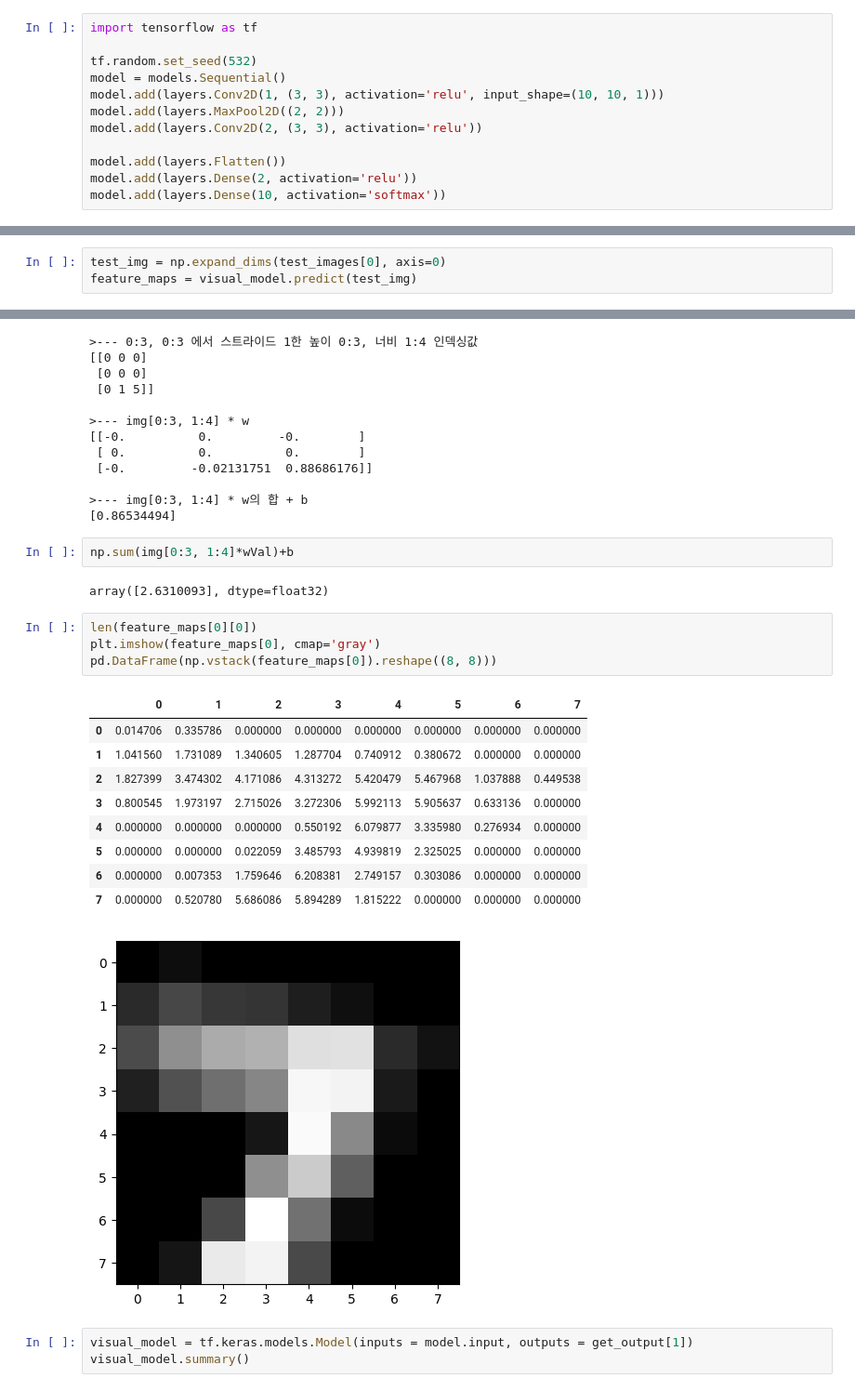
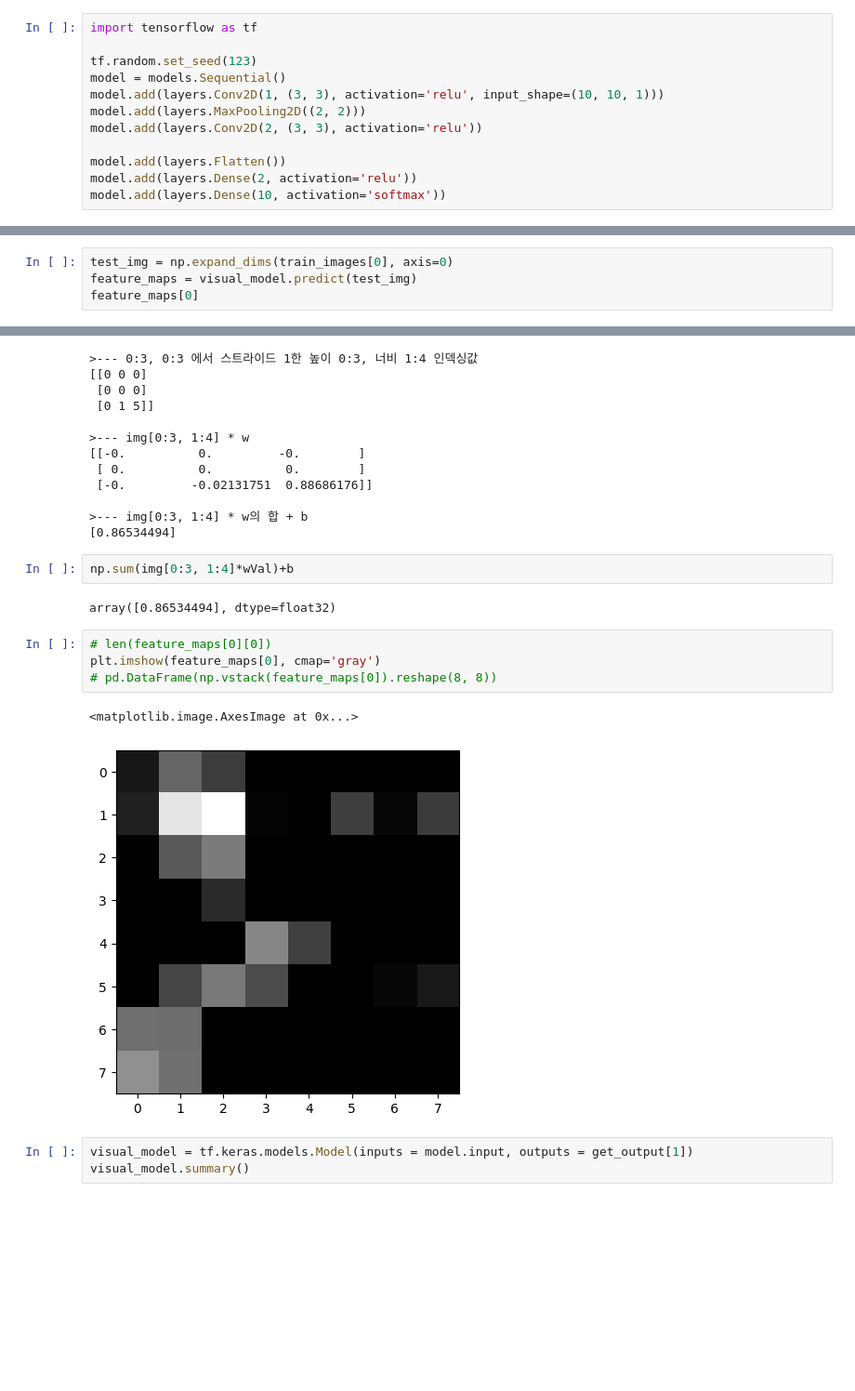
Before and after one commit to NoirCade/SeSAC, a Jupyter notebook: practice/day33/CNN.ipynb, the cells around one changed output, grey strips where cells are left out. Shown at 93% size. Saved outputs shown, nothing was run; the diff lists cells and outputs as text; blank space fills up the shorter version.

```diff
--- a/practice/day33/CNN.ipynb
+++ b/practice/day33/CNN.ipynb
@@ -60,10 +60,10 @@ plt.imshow(train_images[0], cmap='gray')
 # %%
 import tensorflow as tf
 
-tf.random.set_seed(532)
+tf.random.set_seed(123)
 model = models.Sequential()
 model.add(layers.Conv2D(1, (3, 3), activation='relu', input_shape=(10, 10, 1)))
-model.add(layers.MaxPool2D((2, 2)))
+model.add(layers.MaxPooling2D((2, 2)))
 model.add(layers.Conv2D(2, (3, 3), activation='relu'))
 
 model.add(layers.Flatten())
@@ -118,6 +118,7 @@ Trainable params: 10
 Non-trainable params: 0
 _________________________________________________________________
 # %%
-test_img = np.expand_dims(test_images[0], axis=0)
+test_img = np.expand_dims(train_images[0], axis=0)
 feature_maps = visual_model.predict(test_img)
+feature_maps[0]
 # %% [output]
@@ -188,22 +206,14 @@ print(np.sum(img[0:3, 1:4]*wVal)+b)
 # %%
 np.sum(img[0:3, 1:4]*wVal)+b
 # %% [output]
-array([2.6310093], dtype=float32)
+array([0.86534494], dtype=float32)
 # %%
-len(feature_maps[0][0])
+# len(feature_maps[0][0])
 plt.imshow(feature_maps[0], cmap='gray')
-pd.DataFrame(np.vstack(feature_maps[0]).reshape((8, 8)))
+# pd.DataFrame(np.vstack(feature_maps[0]).reshape(8, 8))
 # %% [output]
-|  | 0 | 1 | 2 | 3 | 4 | 5 | 6 | 7 |
-| 0 | 0.014706 | 0.335786 | 0.000000 | 0.000000 | 0.000000 | 0.000000 | 0.000000 | 0.000000 |
-| 1 | 1.041560 | 1.731089 | 1.340605 | 1.287704 | 0.740912 | 0.380672 | 0.000000 | 0.000000 |
-| 2 | 1.827399 | 3.474302 | 4.171086 | 4.313272 | 5.420479 | 5.467968 | 1.037888 | 0.449538 |
-| 3 | 0.800545 | 1.973197 | 2.715026 | 3.272306 | 5.992113 | 5.905637 | 0.633136 | 0.000000 |
-| 4 | 0.000000 | 0.000000 | 0.000000 | 0.550192 | 6.079877 | 3.335980 | 0.276934 | 0.000000 |
-| 5 | 0.000000 | 0.000000 | 0.022059 | 3.485793 | 4.939819 | 2.325025 | 0.000000 | 0.000000 |
-| 6 | 0.000000 | 0.007353 | 1.759646 | 6.208381 | 2.749157 | 0.303086 | 0.000000 | 0.000000 |
-| 7 | 0.000000 | 0.520780 | 5.686086 | 5.894289 | 1.815222 | 0.000000 | 0.000000 | 0.000000 |
+<matplotlib.image.AxesImage at 0x...>
-[figure, old version]
+[figure, new version]
 # %%
 visual_model = tf.keras.models.Model(inputs = model.input, outputs = get_output[1])
 visual_model.summary()
```
Also changed, not shown: parts of 13 cells of this notebook, 7 other files.
